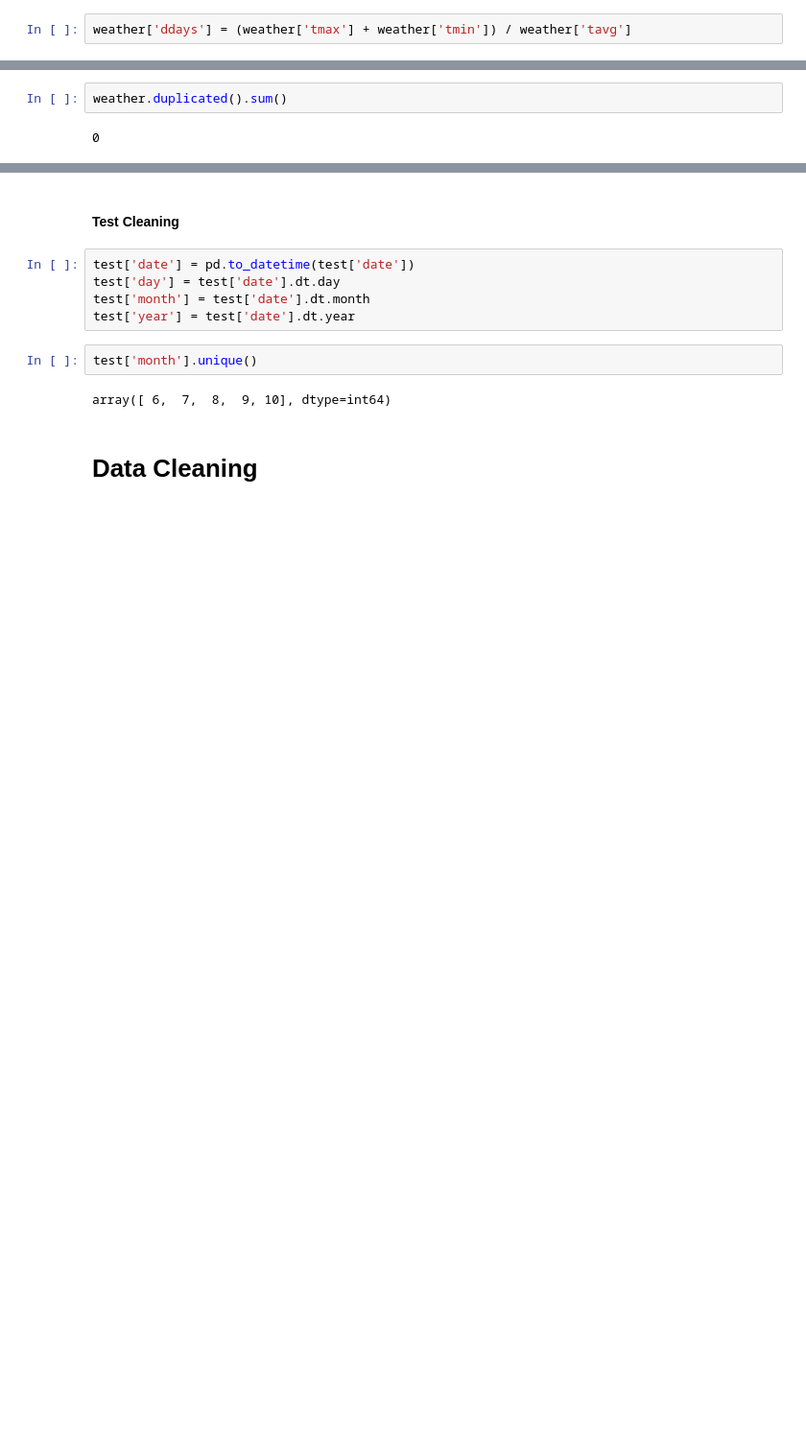
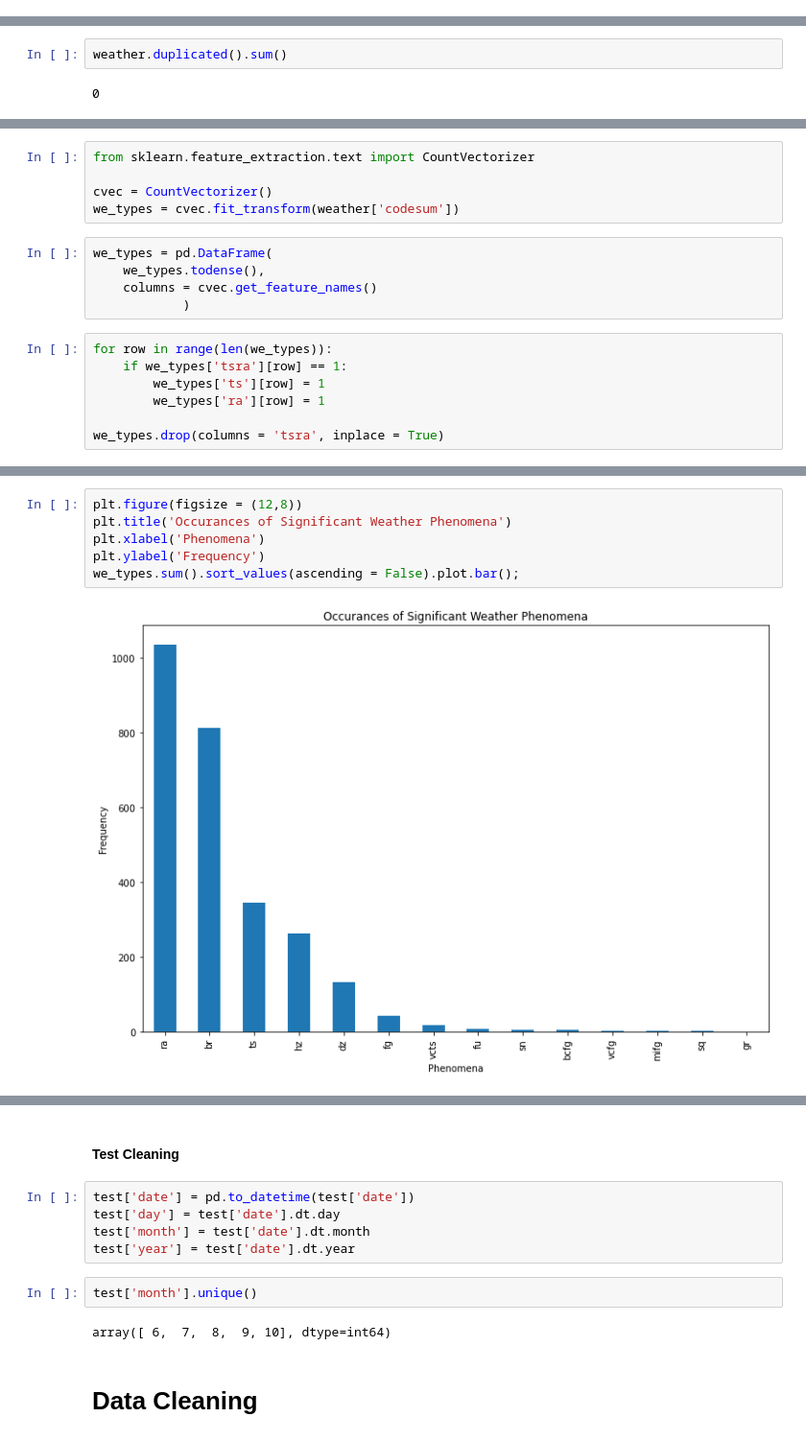
Before and after one commit to kkhalis/project_4, a Jupyter notebook: Project 4 - West Nile Virus Prediction_Bingming.ipynb, the cells around one changed output, grey strips where cells are left out. Shown at 96% size. Saved outputs shown, nothing was run; the diff lists cells and outputs as text; blank space fills up the shorter version.

```diff
--- a/Project 4 - West Nile Virus Prediction_Bingming.ipynb
+++ b/Project 4 - West Nile Virus Prediction_Bingming.ipynb
@@ -442,5 +470,3 @@ col_to_clean.append(['resultspeed', 'resultdir'])
 # %%
 for col in col_to_clean:
     weather[col] = weather[col].astype('float64')
-# %%
-weather['ddays'] = (weather['tmax'] + weather['tmin']) / weather['tavg']
@@ -450,0 +533,17 @@ weather.duplicated().sum()
+# %%
+from sklearn.feature_extraction.text import CountVectorizer
+
+cvec = CountVectorizer()
+we_types = cvec.fit_transform(weather['codesum'])
+# %%
+we_types = pd.DataFrame(
+    we_types.todense(),
+    columns = cvec.get_feature_names()
+            )
+# %%
+for row in range(len(we_types)):
+    if we_types['tsra'][row] == 1:
+        we_types['ts'][row] = 1
+        we_types['ra'][row] = 1
+
+we_types.drop(columns = 'tsra', inplace = True)
@@ -450,0 +568,8 @@ weather.duplicated().sum()
+# %%
+plt.figure(figsize = (12,8))
+plt.title('Occurances of Significant Weather Phenomena')
+plt.xlabel('Phenomena')
+plt.ylabel('Frequency')
+we_types.sum().sort_values(ascending = False).plot.bar();
+# %% [output]
+[figure, added]
```
Also changed, not shown: parts of 13 cells of this notebook, 1 other file.
